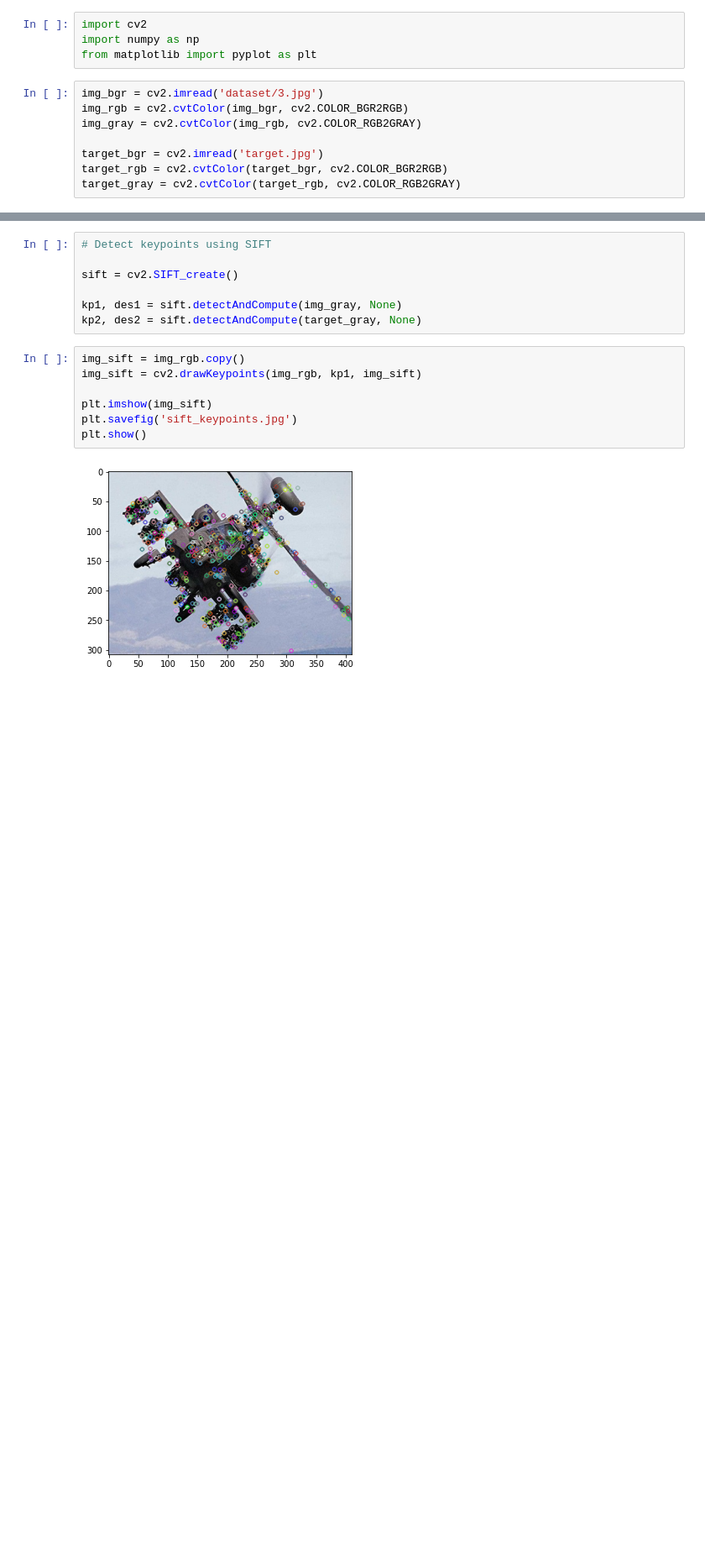
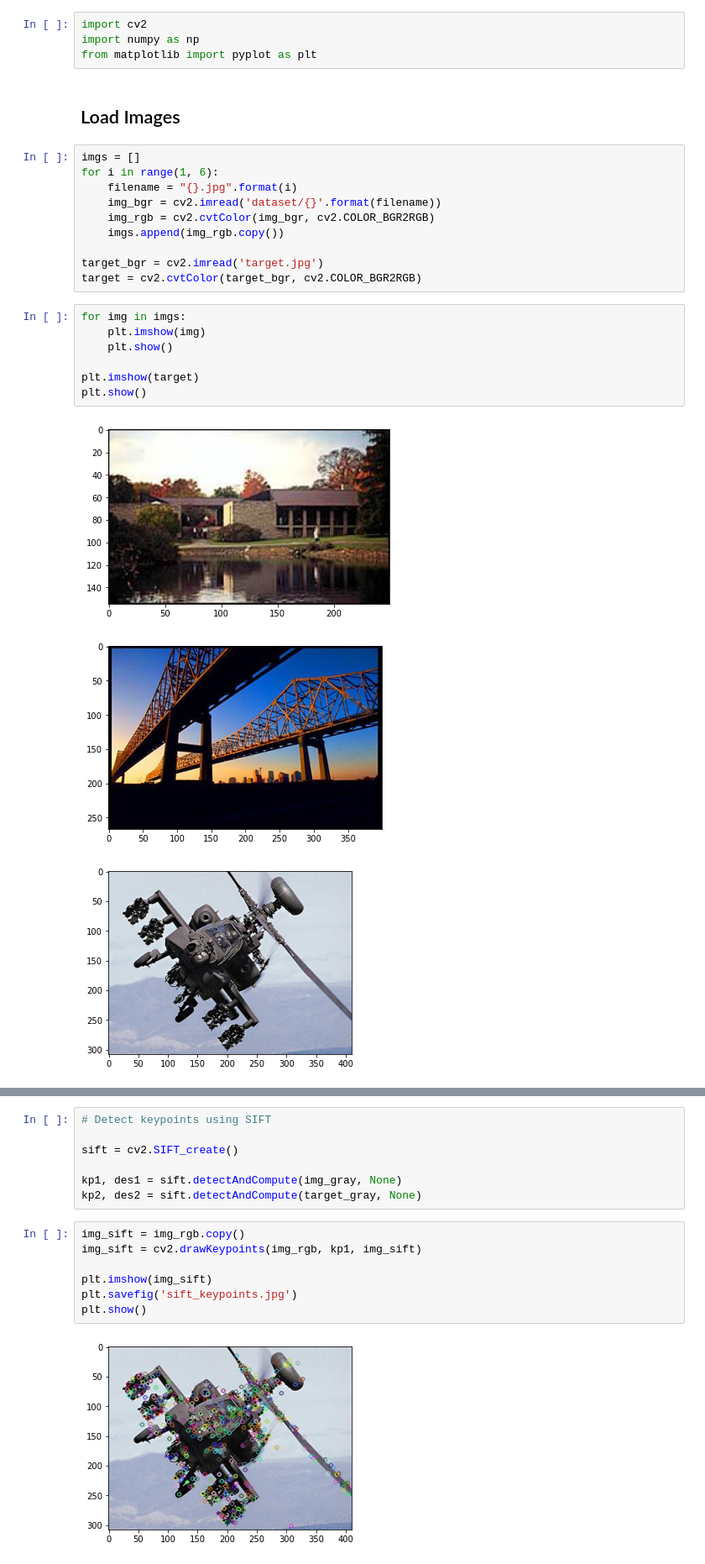
Before and after one commit to junqi-xie-learning/ICE2602-Assignments, a Jupyter notebook: 6 sift/test.ipynb, the cells around one changed output, grey strips where cells are left out. Shown at 84% size. Saved outputs shown, nothing was run; the diff lists cells and outputs as text; blank space fills up the shorter version.

```diff
--- a/6 sift/test.ipynb
+++ b/6 sift/test.ipynb
@@ -2,11 +4,26 @@
 import cv2
 import numpy as np
 from matplotlib import pyplot as plt
+# %% [markdown]
+## Load Images
 # %%
-img_bgr = cv2.imread('dataset/3.jpg')
-img_rgb = cv2.cvtColor(img_bgr, cv2.COLOR_BGR2RGB)
-img_gray = cv2.cvtColor(img_rgb, cv2.COLOR_RGB2GRAY)
+imgs = []
+for i in range(1, 6):
+    filename = "{}.jpg".format(i)
+    img_bgr = cv2.imread('dataset/{}'.format(filename))
+    img_rgb = cv2.cvtColor(img_bgr, cv2.COLOR_BGR2RGB)
+    imgs.append(img_rgb.copy())
 
 target_bgr = cv2.imread('target.jpg')
-target_rgb = cv2.cvtColor(target_bgr, cv2.COLOR_BGR2RGB)
-target_gray = cv2.cvtColor(target_rgb, cv2.COLOR_RGB2GRAY)
+target = cv2.cvtColor(target_bgr, cv2.COLOR_BGR2RGB)
+# %%
+for img in imgs:
+    plt.imshow(img)
+    plt.show()
+
+plt.imshow(target)
+plt.show()
+# %% [output]
+[figure, added]
+[figure, added]
+[figure, added]
```
Also changed, not shown: parts of 8 cells of this notebook, 8 other files.
